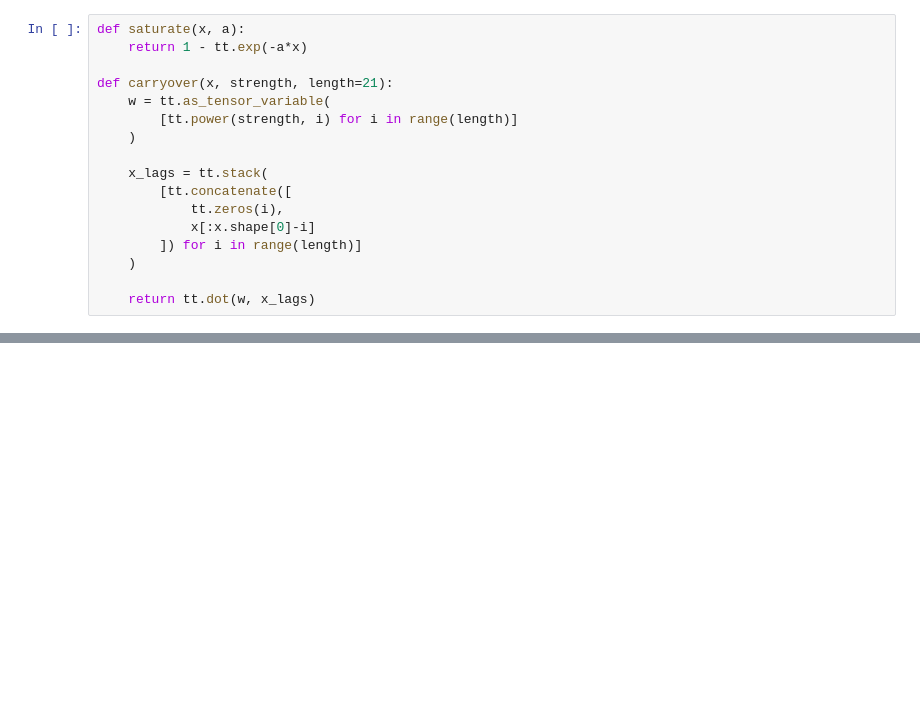
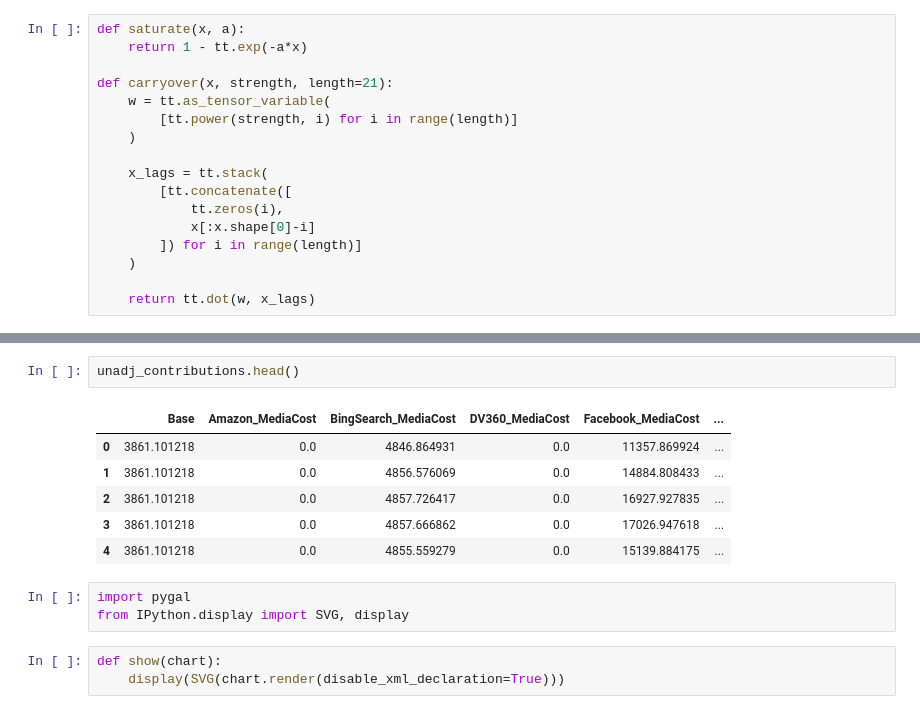
Before and after one commit to RSatyakaal/media_mix_model, a Jupyter notebook: Proactiv Bayesian Model.ipynb, the cells around one changed output, grey strips where cells are left out. Cells and saved outputs as stored; diff of their text form; blank space fills up the shorter version.

```diff
--- a/Proactiv Bayesian Model.ipynb
+++ b/Proactiv Bayesian Model.ipynb
@@ -121,0 +176,15 @@ plt.legend()
+# %%
+unadj_contributions.head()
+# %% [output]
+|  | Base | Amazon_MediaCost | BingSearch_MediaCost | DV360_MediaCost | Facebook_MediaCost | ... |
+| 0 | 3861.101218 | 0.0 | 4846.864931 | 0.0 | 11357.869924 | ... |
+| 1 | 3861.101218 | 0.0 | 4856.576069 | 0.0 | 14884.808433 | ... |
+| 2 | 3861.101218 | 0.0 | 4857.726417 | 0.0 | 16927.927835 | ... |
+| 3 | 3861.101218 | 0.0 | 4857.666862 | 0.0 | 17026.947618 | ... |
+| 4 | 3861.101218 | 0.0 | 4855.559279 | 0.0 | 15139.884175 | ... |
+# %%
+import pygal
+from IPython.display import SVG, display
+# %%
+def show(chart):
+    display(SVG(chart.render(disable_xml_declaration=True)))
```
Also changed, not shown: parts of 10 cells of this notebook, 3 other files.
